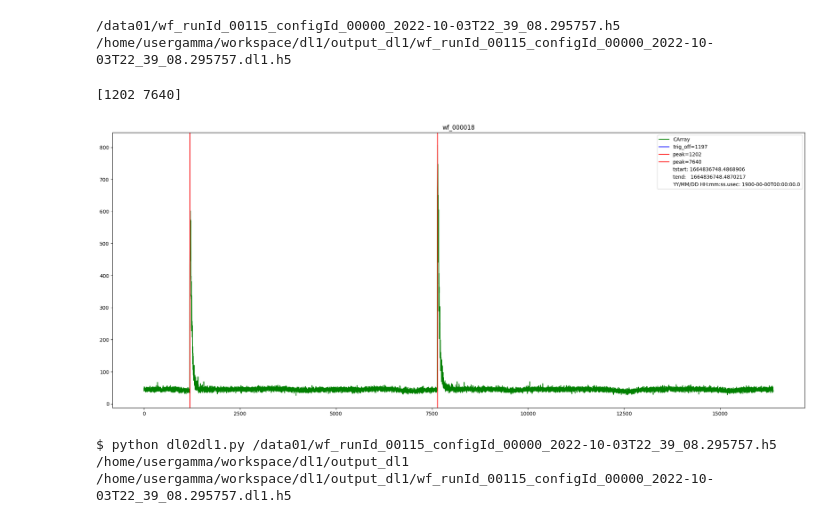
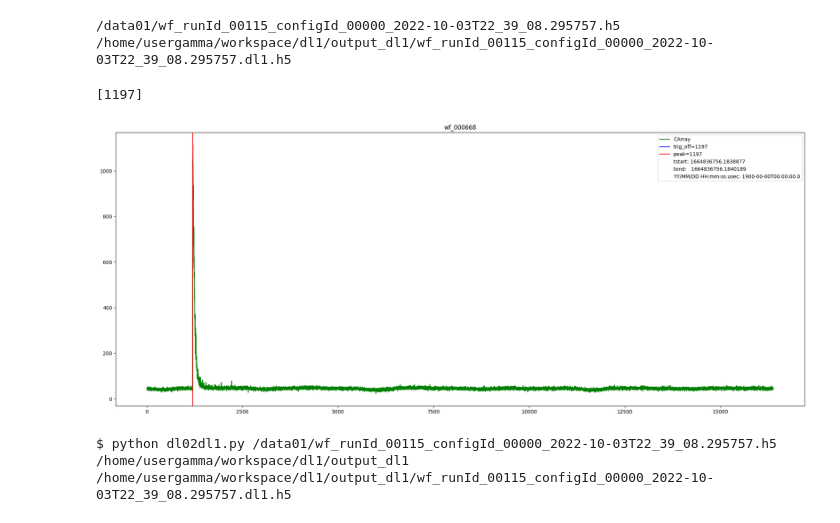
Before and after one commit to GAMMA-FLASH/dams, a Jupyter notebook: dl1/dl1_test.ipynb, the cells around one changed output. Cells and saved outputs as stored; diff of their text form; code cells hidden in the pictures.

```diff
--- a/dl1/dl1_test.ipynb
+++ b/dl1/dl1_test.ipynb
@@ -77,36 +77,36 @@ def get_peak_lists(carray_i, deltav=20, thr_heur=80):
             peaks = peaks[peaks != v]
     return peaks
 # %%
-idx0 = f'wf_{18:06d}'
+idx0 = f'wf_{668:06d}'
 with tb.open_file(filePath_dl0, mode='r') as h5_out:
     group = h5_out.get_node('/','waveforms')
     data = group.__getitem__(idx0)
     # Extract array
     y = data[:,-1]
     lenwf = len(y)
     arr = y
     peaks = get_peak_lists(data)
     print(peaks)
     plt.figure()
     plt.plot(arr, color='g', label="CArray")
     curr_off = data._v_attrs.CurrentOffset + 1
     trig_off = data._v_attrs.TriggerOffset
     tstart_off = (len(data)-curr_off)+trig_off if (curr_off > trig_off) else trig_off-curr_off
     plt.axvline(x=tstart_off, color='b', label=f'trig_off={tstart_off}')
     for v in peaks:
         plt.axvline(x=v, color='r', label=f'peak={v}')
     # attrs
     plt.plot([], label=f"tstart: {data._v_attrs.tstart}", linestyle='')
     plt.plot([], label=f"tend:   {data._v_attrs.tend}", linestyle='')
     plt.plot([], label=f"YY/MM/DD HH:mm:ss.usec: "
                 f"{data._v_attrs.Year+1900}-{data._v_attrs.Month:02d}-{data._v_attrs.Day:02d}T"
                 f"{data._v_attrs.HH:02d}:{data._v_attrs.mm:02d}:{data._v_attrs.ss:02d}.{data._v_attrs.usec}", linestyle='')
     plt.title(data._v_name)
     plt.legend()
     plt.show(block=True)
 # %% [output]
-[1202 7640]
+[1197]
-[figure, old version]
+[figure, new version]
 # %%
 cmd = f"python dl02dl1.py {filePath_dl0} {output_dl1_path}"
 !echo $ {cmd}
```
Also changed, not shown: parts of 2 cells of this notebook.
